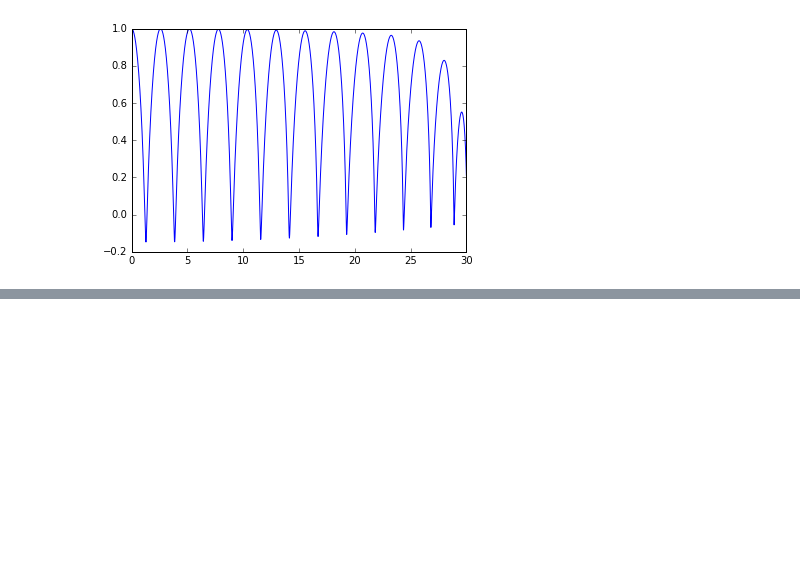
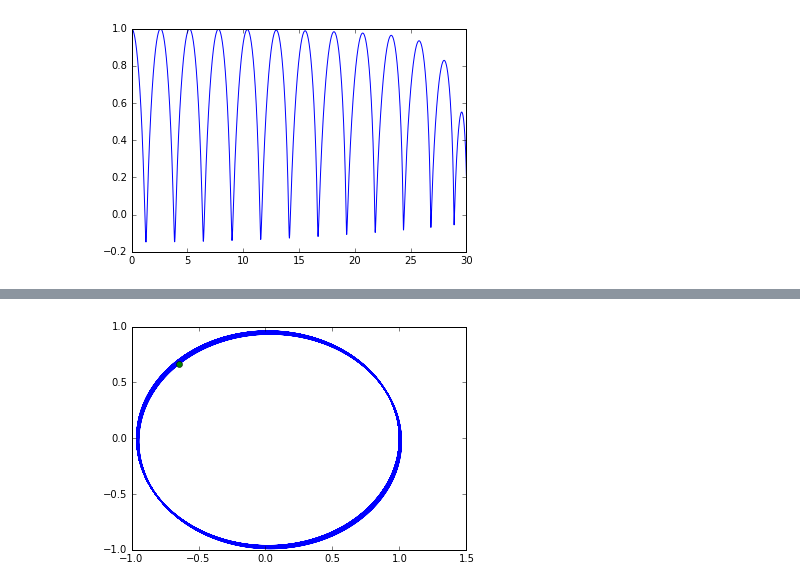
Before and after one commit to iselplabo93/Integradores, a Jupyter notebook: Problema_Kepler_Asimetrico.ipynb, the cells around one changed output, grey strips where cells are left out. Saved outputs shown, nothing was run; the diff lists cells and outputs as text; code cells hidden in the pictures; blank space fills up the shorter version.

```diff
--- a/Problema_Kepler_Asimetrico.ipynb
+++ b/Problema_Kepler_Asimetrico.ipynb
@@ -75,0 +86,14 @@ plot(t,sol[:,0])
+# %%
+#utilizando odeint (metodos de integración) importando: from scipy.integrate import *, lo cual asegura una integracion entera sin puntos
+#intermedios, asegura convergecia
+t=linspace(0,2*pi*50,5000) # de 0 a 30 (tiempo) con 1000 puntos, no depende de h, en 2*pi*300 es friccion numerica
+alfa=(0.03)
+sol=odeint(ec_mov,[1,0,0,1],t,args=(alfa,),rtol=1e-15) #rtol tolerancia de integrar de eun punto a otro
+plot(sol[:,0],sol[:,1]) #espacio de conf. de x1 vs x2
+#t=linspace(0,30,10) # de 0 a 30 con 1000 puntos, no depende de h
+#sol=odeint(ec_mov,[1,0,0,0.5],t,args=(0.05,))#args=(0.05,) se toma en principio el 0.05, y de ahi e adelante se toma cuales seas
+#plot(sol[:,0],sol[:,1]) #espacio de conf. de x1 vs x2
+plot(sol[-1,0],sol[-1,1],'o') #termina la simulacion
+show()
+# %% [output]
+[figure, added]
```
Also changed, not shown: parts of 13 cells of this notebook.
